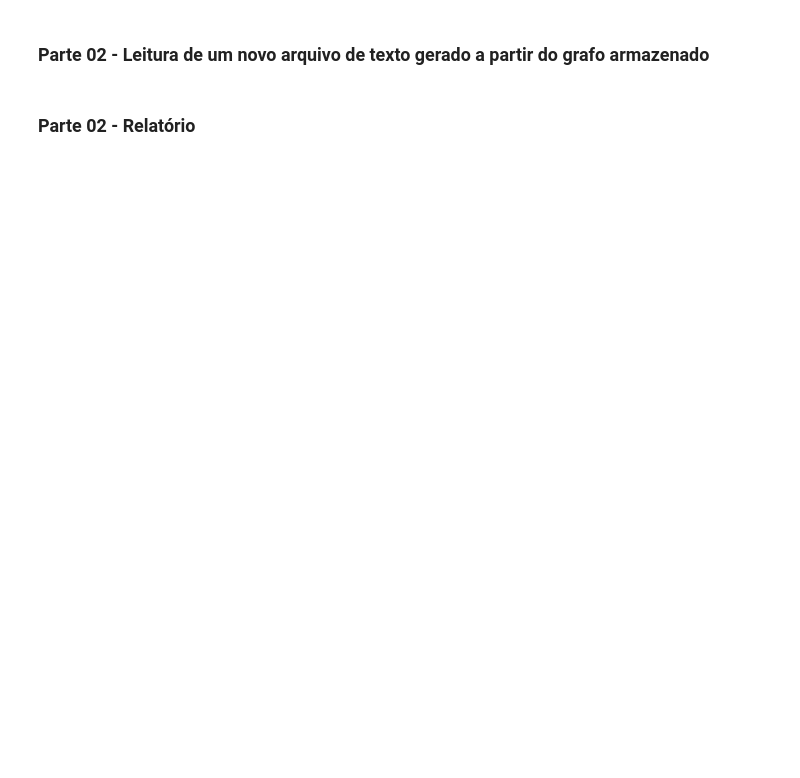
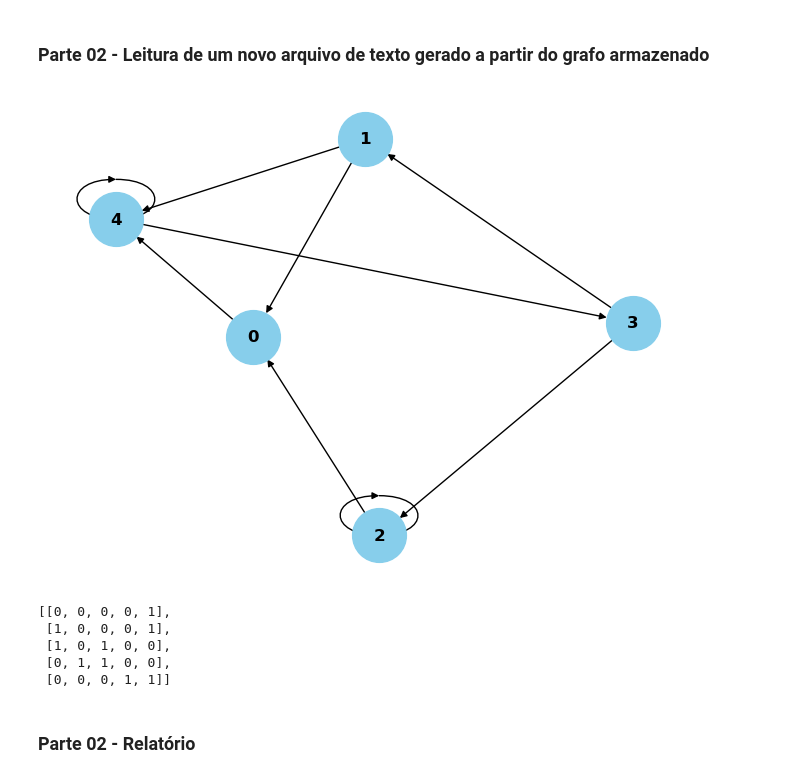
Before and after one commit to Adrielson/Projeto-de-Teoria-dos-Grafos, a Jupyter notebook: projeto_de_teoria_dos_grafos.ipynb, the cells around one changed output. Drawn from its saved outputs; the diff is of its cells as text; code cells hidden in the pictures; blank space fills up the shorter version.

Commit message:
create visualizar grafo

```diff
--- a/projeto_de_teoria_dos_grafos.ipynb
+++ b/projeto_de_teoria_dos_grafos.ipynb
@@ -58,7 +58,7 @@ def matriz_adjacencia(grafo, tipo_grafo):
 
     return matriz
 # %%
-nome_arquivo = "grafoND.txt"
+nome_arquivo = "grafoD.txt"
 grafo, tipo_grafo = ler_grafo_txt(nome_arquivo)
-matriz = matriz_adjacencia(grafo, tipo_grafo)
+matriz_adj = matriz_adjacencia(grafo, tipo_grafo)
 # %% [output]
@@ -308,2 +384,19 @@ encontrar_componentes_conexos(matriz, tipo_grafo)
+# %%
+if tipo_grafo == 'ND':
+    G = nx.read_edgelist("grafo_info.txt", create_using=nx.Graph())
+else:
+    G = nx.read_edgelist("grafo_info.txt", create_using=nx.DiGraph())
+nx.draw(G, with_labels=True, node_color="skyblue", node_size=1500, font_size=12, font_weight="bold", arrows=True)
+plt.show()
+# %% [output]
+[figure, added]
+# %%
+matriz_adj
+# %% [output]
+[[0, 0, 0, 0, 1],
+ [1, 0, 0, 0, 1],
+ [1, 0, 1, 0, 0],
+ [0, 1, 1, 0, 0],
+ [0, 0, 0, 1, 1]]
 # %% [markdown]
 ### Parte 02 - Relatório
```
Also changed, not shown: parts of 38 cells of this notebook, 4 other files.
